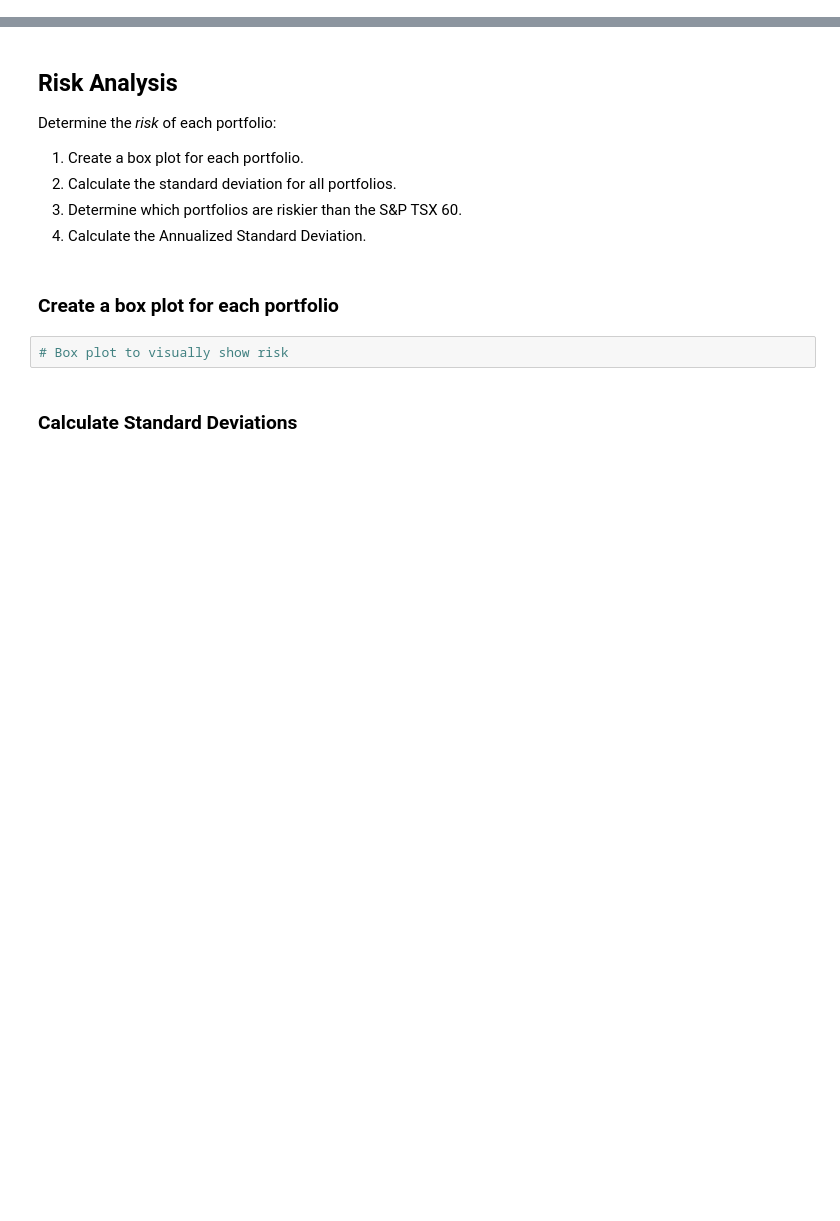
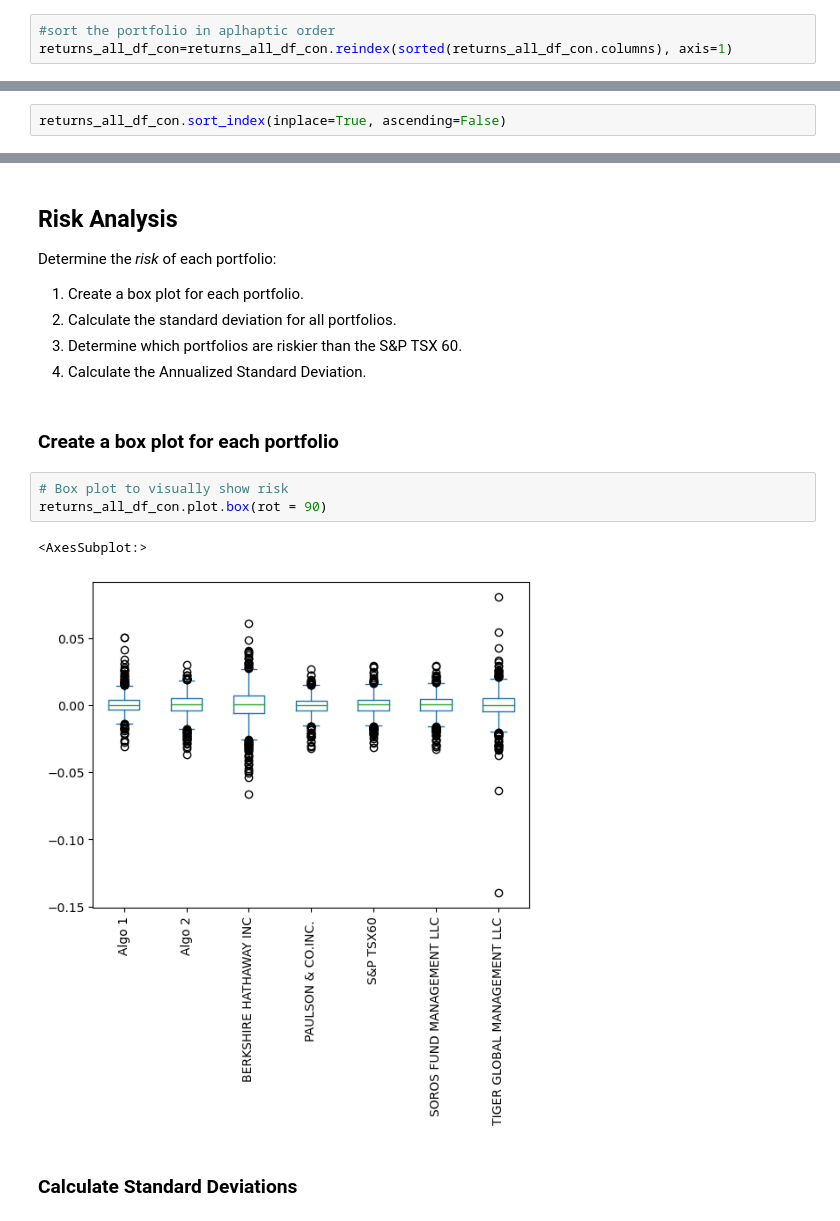
Before and after one commit to Majeedraheem/Portfolio-Quantitative-Analysis, a Jupyter notebook: whale_analysis_dont.ipynb, the cells around one changed output, grey strips where cells are left out. Drawn from its saved outputs; the diff is of its cells as text; blank space fills up the shorter version.

```diff
--- a/whale_analysis_dont.ipynb
+++ b/whale_analysis_dont.ipynb
@@ -83,0 +218,3 @@ In this section, you will calculate and visualize performance and risk metrics f
+# %%
+#sort the portfolio in aplhaptic order
+returns_all_df_con=returns_all_df_con.reindex(sorted(returns_all_df_con.columns), axis=1)
@@ -83,0 +231,2 @@ In this section, you will calculate and visualize performance and risk metrics f
+# %%
+returns_all_df_con.sort_index(inplace=True, ascending=False)
@@ -96,6 +249,10 @@ Determine the _risk_ of each portfolio:
 ### Create a box plot for each portfolio
 # %%
 # Box plot to visually show risk
+returns_all_df_con.plot.box(rot = 90)
+# %% [output]
+<AxesSubplot:>
+[figure, added]
 # %% [markdown]
 ### Calculate Standard Deviations
 # %%
```
Also changed, not shown: parts of 86 cells of this notebook, 4 other files.
